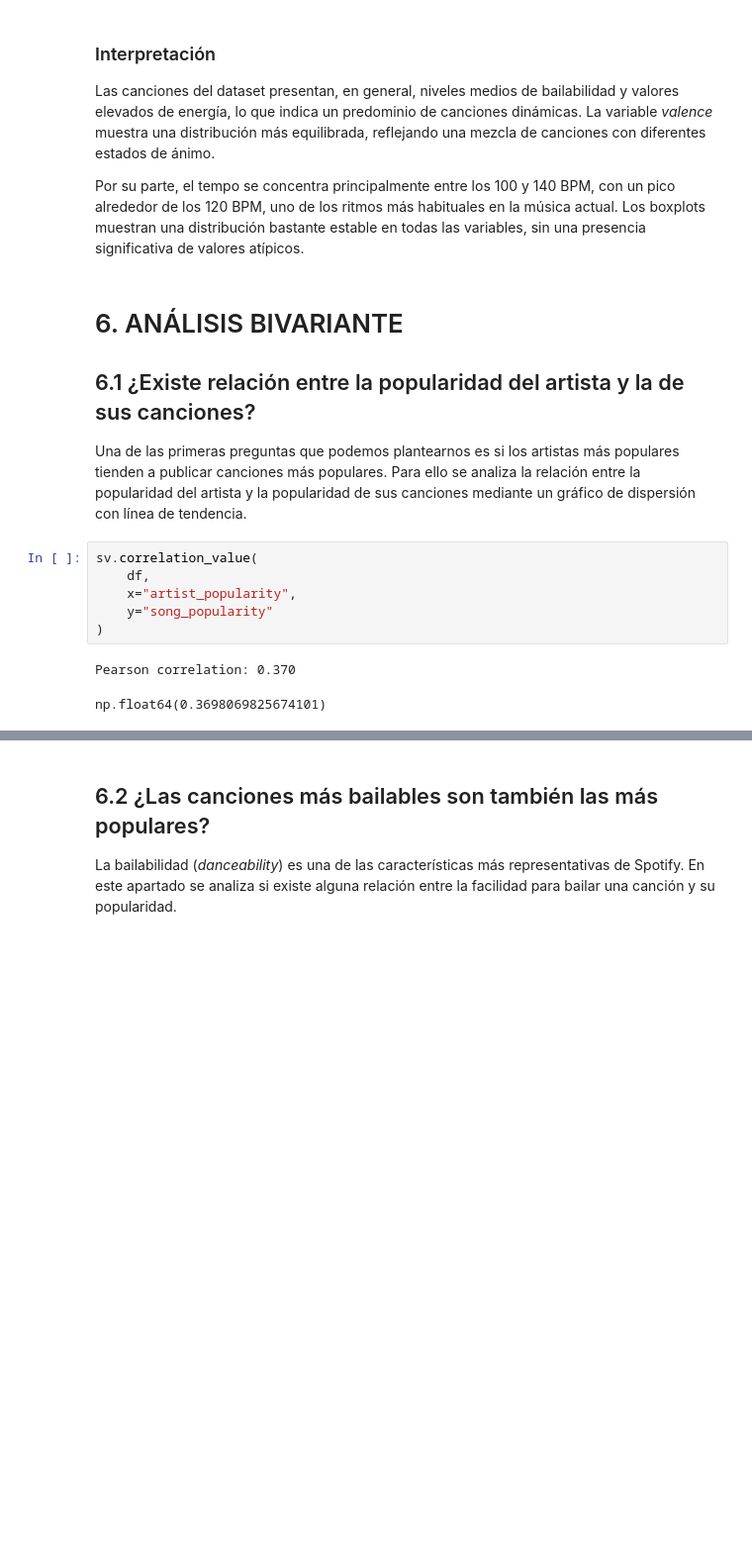
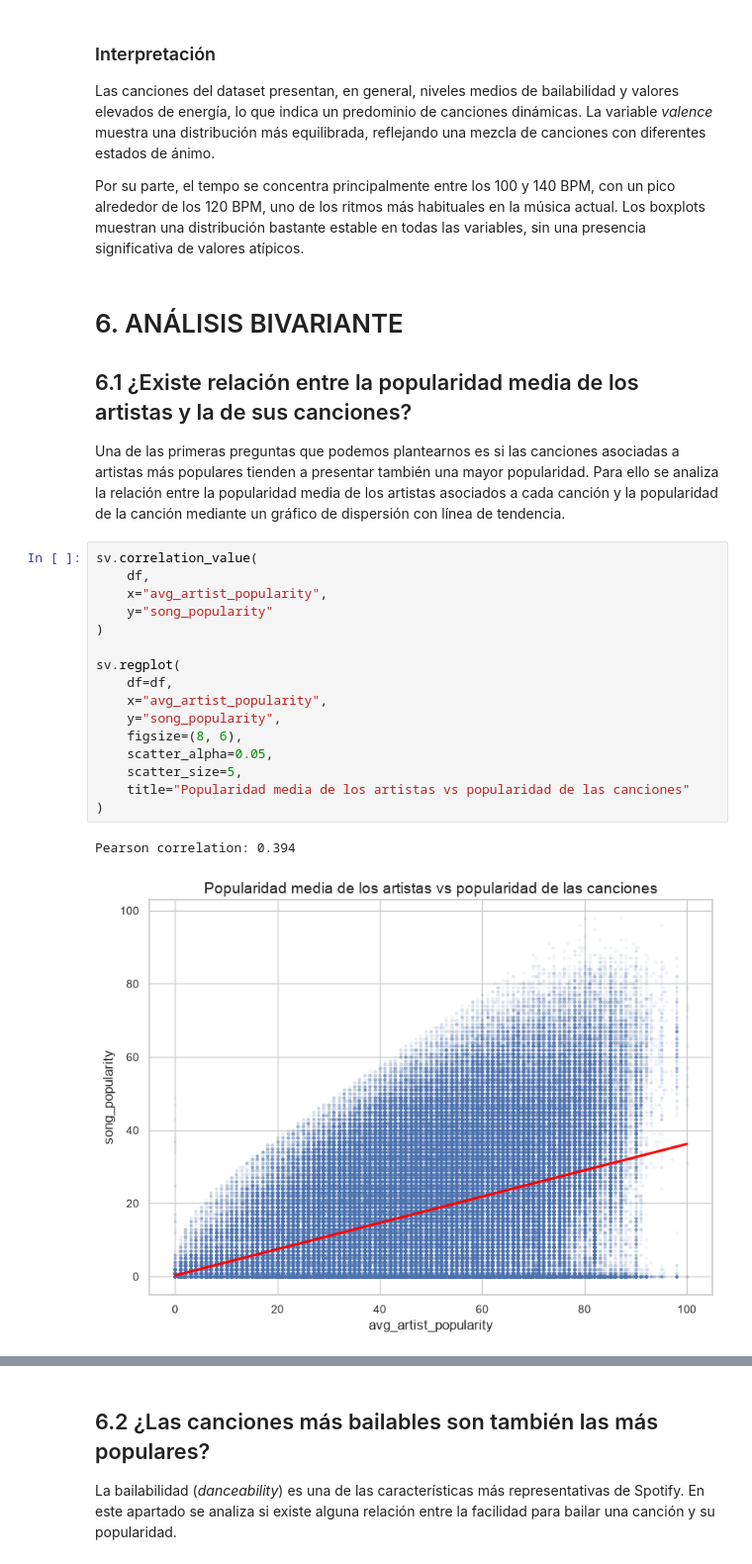
Before and after one commit to Krystiian5/Proyecto_final, a Jupyter notebook: notebooks/06.music_eda.ipynb, the cells around one changed output, grey strips where cells are left out. Shown at 99% size. Saved outputs shown, nothing was run; the diff lists cells and outputs as text; blank space fills up the shorter version.

```diff
--- a/notebooks/06.music_eda.ipynb
+++ b/notebooks/06.music_eda.ipynb
@@ -250,15 +247,25 @@ Por su parte, el tempo se concentra principalmente entre los 100 y 140 BPM, con
 # %% [markdown]
 # 6. ANÁLISIS BIVARIANTE
 
-## 6.1 ¿Existe relación entre la popularidad del artista y la de sus canciones?
+## 6.1 ¿Existe relación entre la popularidad media de los artistas y la de sus canciones?
 
-Una de las primeras preguntas que podemos plantearnos es si los artistas más populares tienden a publicar canciones más populares. Para ello se analiza la relación entre la popularidad del artista y la popularidad de sus canciones mediante un gráfico de dispersión con línea de tendencia.
+Una de las primeras preguntas que podemos plantearnos es si las canciones asociadas a artistas más populares tienden a presentar también una mayor popularidad. Para ello se analiza la relación entre la popularidad media de los artistas asociados a cada canción y la popularidad de la canción mediante un gráfico de dispersión con línea de tendencia.
 # %%
 sv.correlation_value(
     df,
-    x="artist_popularity",
+    x="avg_artist_popularity",
     y="song_popularity"
 )
+
+sv.regplot(
+    df=df,
+    x="avg_artist_popularity",
+    y="song_popularity",
+    figsize=(8, 6),
+    scatter_alpha=0.05,
+    scatter_size=5,
+    title="Popularidad media de los artistas vs popularidad de las canciones"
+)
 # %% [output]
-Pearson correlation: 0.370
+Pearson correlation: 0.394
-np.float64(0.3698069825674101)
+[figure, added]
```
Also changed, not shown: parts of 30 cells of this notebook, 5 other files.
